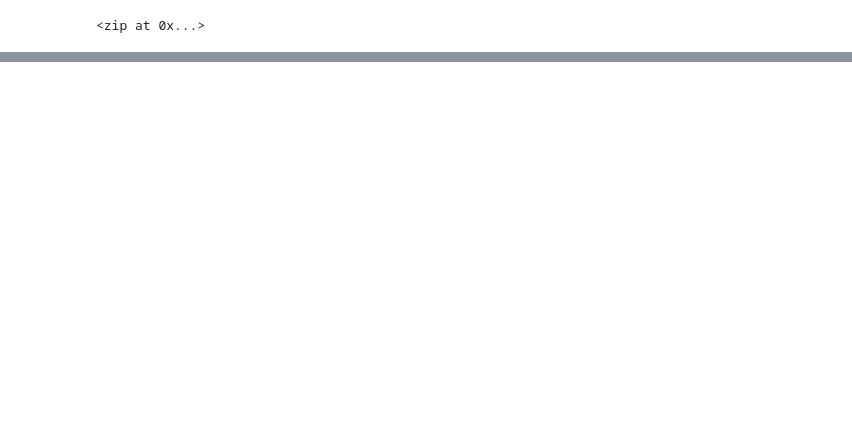
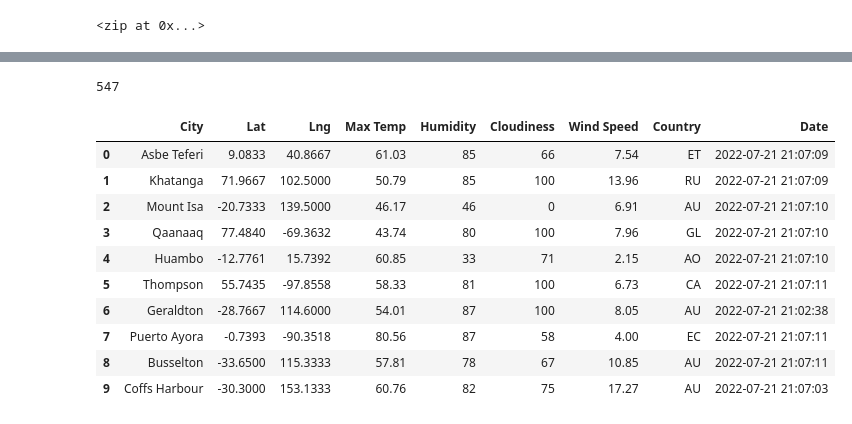
Before and after one commit to pgitweke/World_Weather_Analysis, a Jupyter notebook: WeatherPy.ipynb, the cells around one changed output, grey strips where cells are left out. Saved outputs shown, nothing was run; the diff lists cells and outputs as text; code cells hidden in the pictures; blank space fills up the shorter version.

```diff
--- a/WeatherPy.ipynb
+++ b/WeatherPy.ipynb
@@ -7,3 +15,6 @@ import numpy as np
+# %%
+# Starting URL for Weather Map API Call.
+url = "http://api.openweathermap.org/data/2.5/weather?units=Imperial&APPID=" + weather_api_key
 # %%
 # Create a set of random latitude and longitude combinations.
 
@@ -60,0 +77,11 @@ len(cities)
+# %%
+#  Create an empty list to hold the weather data.
+city_data = []
+
+# print the beginning of the logging.
+print("Beginning Data Retrieval ")
+print("-------------------------")
+
+# Create counters.
+record_count = 1
+set_count = 1
@@ -60,0 +91,12 @@ len(cities)
+# %%
+# Loop through all the cities in our list.
+for i in range(len(cities)):
+
+    # Group cities in sets of 50 for logging purposes.
+    if (i % 50 == 0 and i >=50):
+        set_count += 1
+        record_count = 1
+        time.sleep(60)
+
+    # Create endpoint URL with each city.
+    city_url = url + "&q=" + cities[i]
@@ -60,0 +173,20 @@ len(cities)
+# %%
+len(city_data)
+# %% [output]
+547
+# %%
+# Convert the array of dictionaries to a pandas DataFrame
+city_data_df = pd.DataFrame(city_data)
+city_data_df.head(10)
+# %% [output]
+|  | City | Lat | Lng | Max Temp | Humidity | Cloudiness | Wind Speed | Country | Date |
+| 0 | Asbe Teferi | 9.0833 | 40.8667 | 61.03 | 85 | 66 | 7.54 | ET | 2022-07-21 21:07:09 |
+| 1 | Khatanga | 71.9667 | 102.5000 | 50.79 | 85 | 100 | 13.96 | RU | 2022-07-21 21:07:09 |
+| 2 | Mount Isa | -20.7333 | 139.5000 | 46.17 | 46 | 0 | 6.91 | AU | 2022-07-21 21:07:10 |
+| 3 | Qaanaaq | 77.4840 | -69.3632 | 43.74 | 80 | 100 | 7.96 | GL | 2022-07-21 21:07:10 |
+| 4 | Huambo | -12.7761 | 15.7392 | 60.85 | 33 | 71 | 2.15 | AO | 2022-07-21 21:07:10 |
+| 5 | Thompson | 55.7435 | -97.8558 | 58.33 | 81 | 100 | 6.73 | CA | 2022-07-21 21:07:11 |
+| 6 | Geraldton | -28.7667 | 114.6000 | 54.01 | 87 | 100 | 8.05 | AU | 2022-07-21 21:02:38 |
+| 7 | Puerto Ayora | -0.7393 | -90.3518 | 80.56 | 87 | 58 | 4.00 | EC | 2022-07-21 21:07:11 |
+| 8 | Busselton | -33.6500 | 115.3333 | 57.81 | 78 | 67 | 10.85 | AU | 2022-07-21 21:07:11 |
+| 9 | Coffs Harbour | -30.3000 | 153.1333 | 60.76 | 82 | 75 | 17.27 | AU | 2022-07-21 21:07:03 |
```
Also changed, not shown: parts of 9 cells of this notebook, 3 other files.
